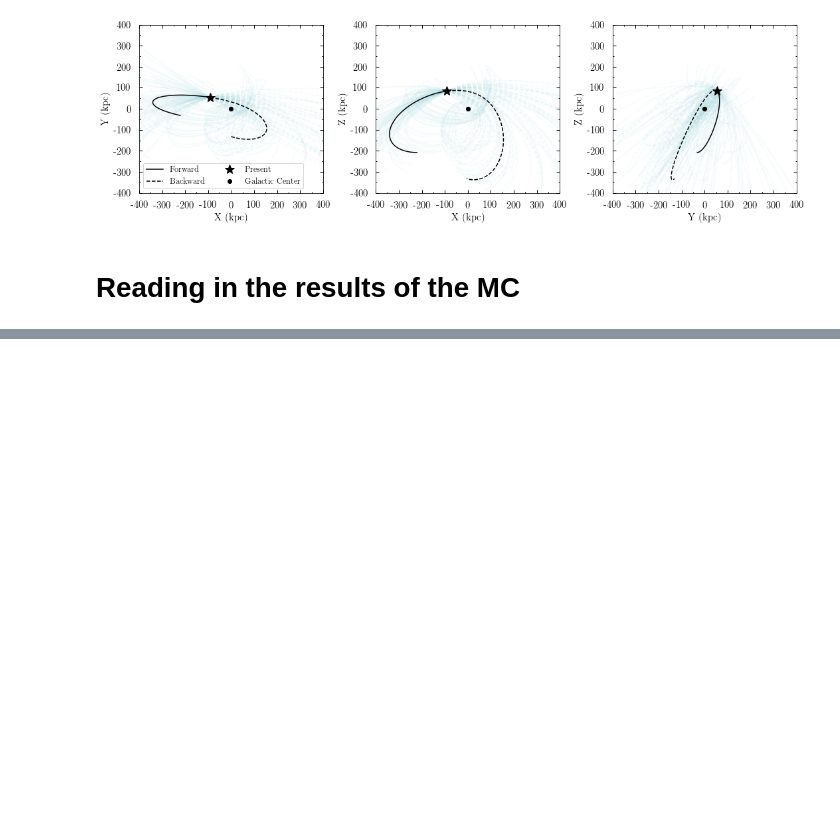
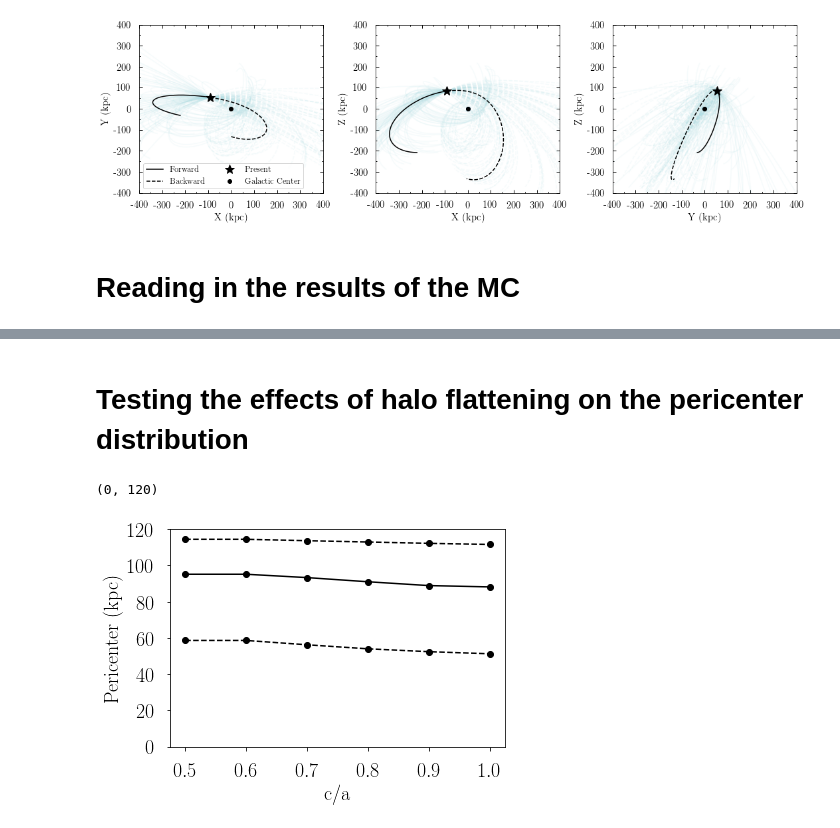
Before and after one commit to swfu/DwarfTidalStripping, a Jupyter notebook: herc_analysis.ipynb, the cells around one changed output, grey strips where cells are left out. Cells and saved outputs as stored; diff of their text form; code cells hidden in the pictures; blank space fills up the shorter version.

```diff
--- a/herc_analysis.ipynb
+++ b/herc_analysis.ipynb
@@ -210,0 +303,42 @@ c_grid = np.array([0.5,0.6,0.7,0.8,0.9,1.0])
+# %% [markdown]
+# Testing the effects of halo flattening on the pericenter distribution
+# %%
+p16 = []
+p50 = []
+p84 = []
+peri20 = []
+
+df_ar = [c06,c06,c07,c08,c09,c10]
+
+for i in range(len(df_ar)):
+    perc_16 = np.percentile(df_ar[i]['Peri'],16)
+    perc_50 = np.percentile(df_ar[i]['Peri'],50)
+    perc_84 = np.percentile(df_ar[i]['Peri'],84)
+
+    peri20ix = np.where(df_ar[i]['Peri'] < 20)[0]
+
+    peri20.append(float(peri40ix.size)/float(df_ar[i]['Peri'].size))
+
+    p16.append(perc_16)
+    p50.append(perc_50)
+    p84.append(perc_84)
+
+p16 = np.array(p16)
+p50 = np.array(p50)
+p84 = np.array(p84)
+peri40 = np.array(peri20)
+# %%
+plt.plot(c_grid, p16,marker='o',color='black',label='16th Perc.',ls='--')
+plt.plot(c_grid, p50,marker='o',color='black',label='50th Perc.',ls='-')
+plt.plot(c_grid, p84,marker='o',color='black',label='84th Perc.',ls='--')
+
+plt.xlabel('c/a',fontsize=20)
+plt.ylabel('Pericenter (kpc)',fontsize=20)
+
+plt.xticks(fontsize=20)
+plt.yticks(fontsize=20)
+
+plt.ylim(0,120)
+# %% [output]
+(0, 120)
+[figure, added]
```
Also changed, not shown: parts of 11 cells of this notebook, 3 other files.
